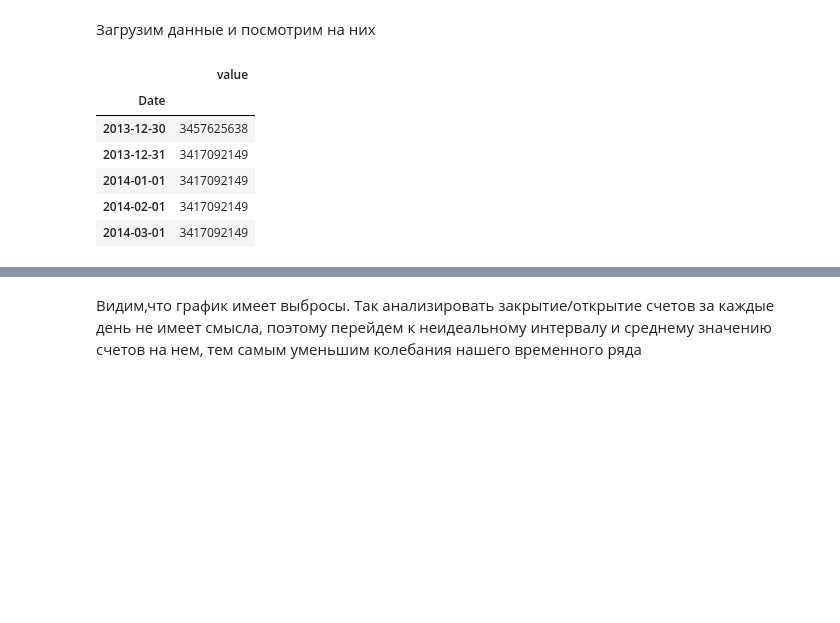
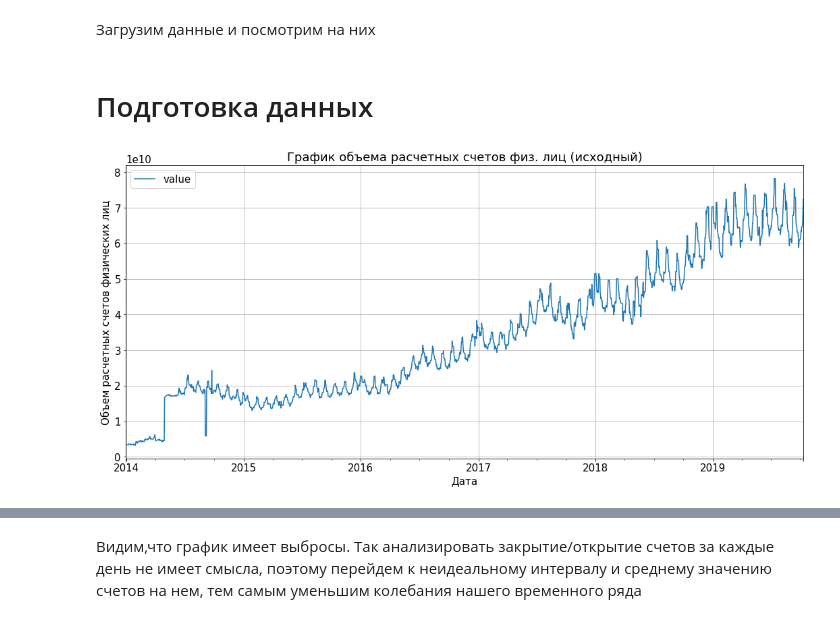
Before and after one commit to NickPavlovskii/sber, a Jupyter notebook: sber_prediction.ipynb, the cells around one changed output, grey strips where cells are left out. Drawn from its saved outputs; the diff is of its cells as text; code cells hidden in the pictures; blank space fills up the shorter version.

```diff
--- a/sber_prediction.ipynb
+++ b/sber_prediction.ipynb
@@ -3,21 +66,21 @@
+# %% [markdown]
+<a id='step_0'></a>
+# Подготовка данных
 # %%
-from pandas import read_csv,DataFrame as df
-import matplotlib.pyplot as plt
-import matplotlib
-import statsmodels.api as sm
-# from statsmodels.iolib.table import Simp
-from sklearn.metrics import r2_score
-#import ml_metrics as metrics
 columns=['Date', 'value']
-dataset = read_csv('/content/data_1.csv',index_col=['Date'], parse_dates=['Date'], dayfirst=True, header=None, names=columns)
 
-dataset.dropna(subset=['value'], how='all')
-dataset.head()
+dataset = pd.read_csv('data_1.csv',
+                   index_col=['Date'],
+                   parse_dates=['Date'],
+                   dayfirst=True,
+                   header=None,
+                   names=columns,
+                   infer_datetime_format="%d/%m/%y")
+
+# dataset.dropna(subset=['value'], how='all')
-# %% [output]
-|  | value |
-| Date |  |
-| 2013-12-30 | 3457625638 |
-| 2013-12-31 | 3417092149 |
-| 2014-01-01 | 3417092149 |
-| 2014-02-01 | 3417092149 |
-| 2014-03-01 | 3417092149 |
+# %%
+ax = dataset.plot(y='value', title='График объема расчетных счетов физ. лиц (исходный)')
+ax.set_xlabel("Дата")
+ax.set_ylabel("Объем расчетных счетов физических лиц");
+# %% [output]
+[figure, added]
```
Also changed, not shown: parts of 231 cells of this notebook.
